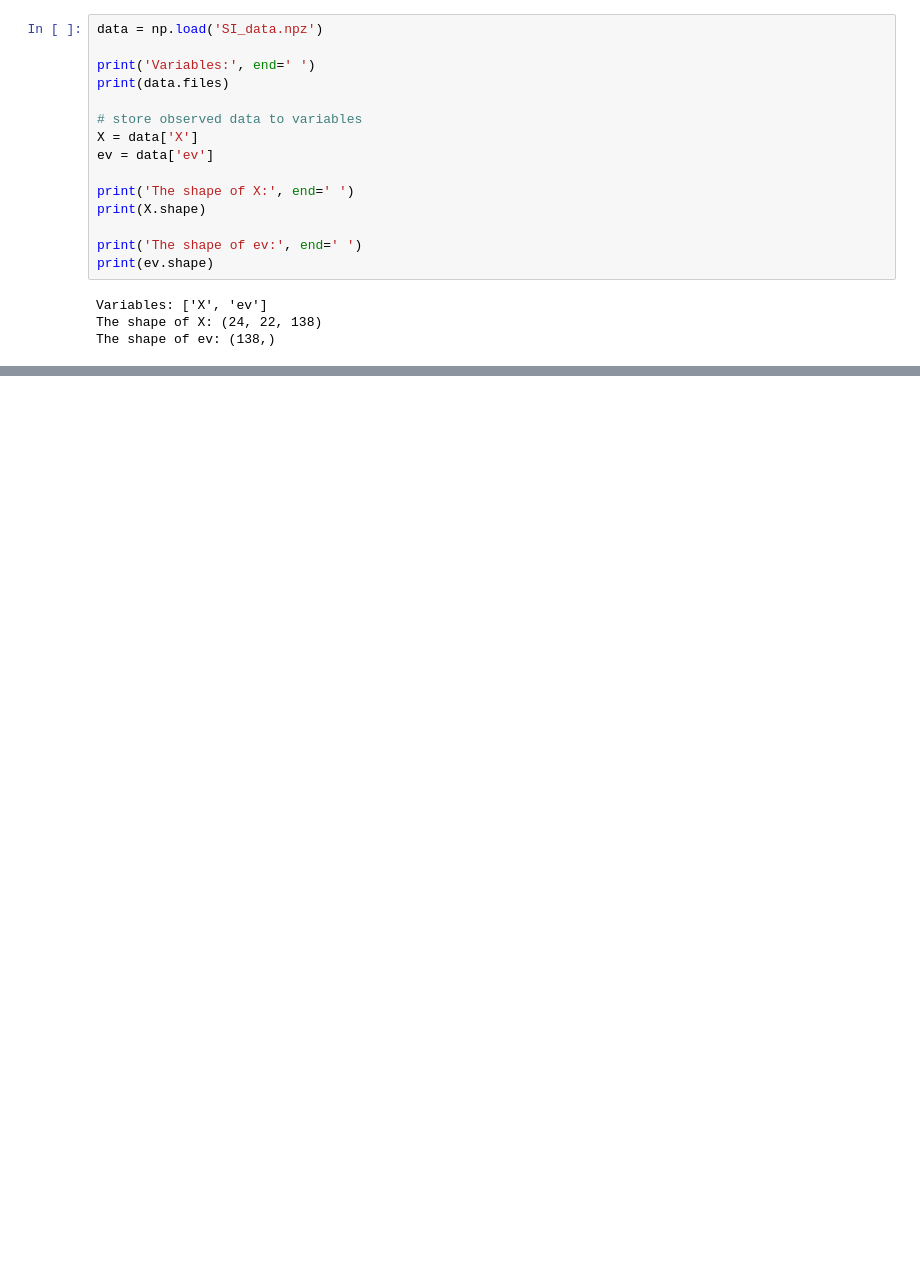
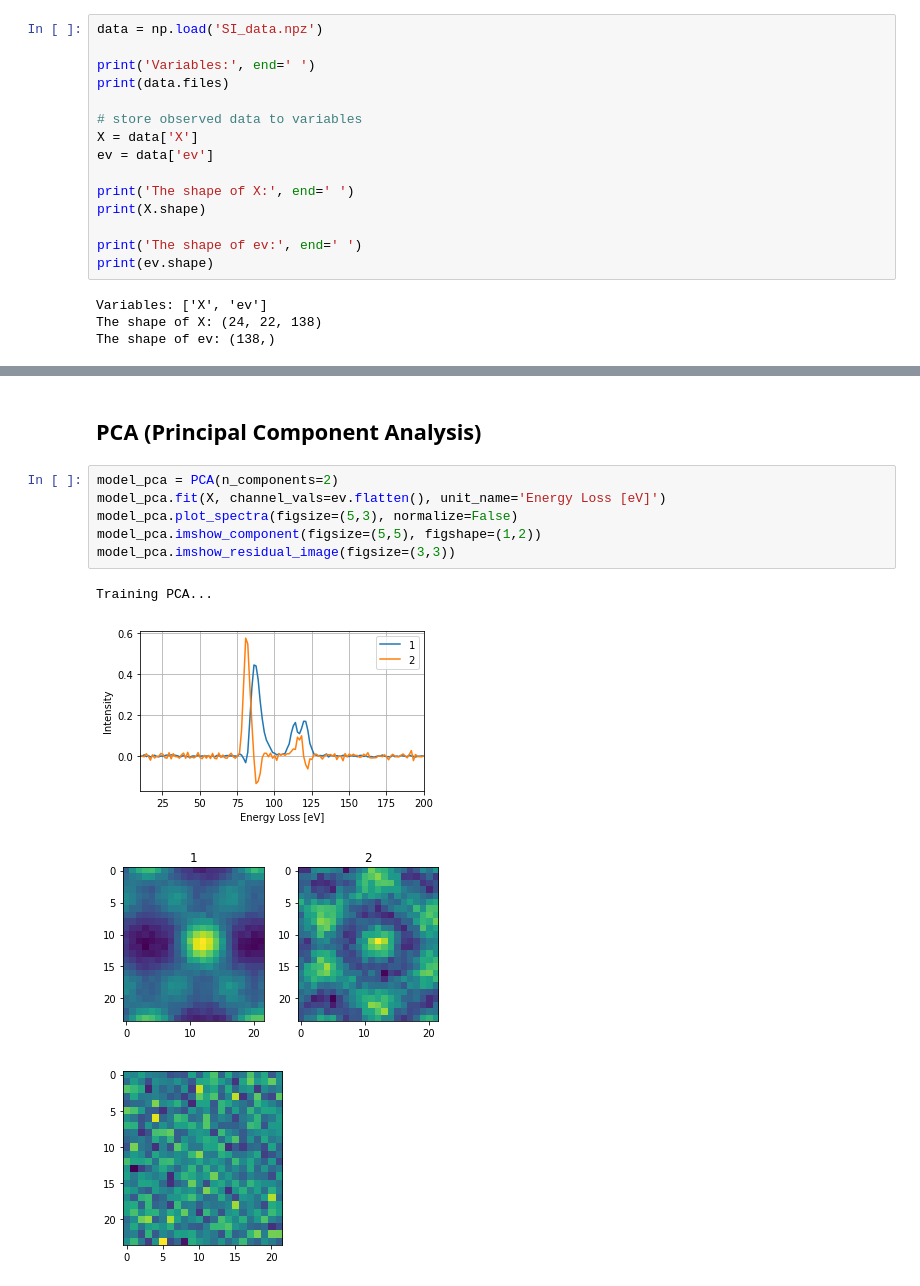
Before and after one commit to MotokiShiga/malspy, a Jupyter notebook: example/demo.ipynb, the cells around one changed output, grey strips where cells are left out. Saved outputs shown, nothing was run; the diff lists cells and outputs as text; blank space fills up the shorter version.

```diff
--- a/example/demo.ipynb
+++ b/example/demo.ipynb
@@ -166,0 +103,13 @@ Training NMF with ARD and Soft Orthogonal constraint....
+# %% [markdown]
+## PCA (Principal Component Analysis)
+# %%
+model_pca = PCA(n_components=2)
+model_pca.fit(X, channel_vals=ev.flatten(), unit_name='Energy Loss [eV]')
+model_pca.plot_spectra(figsize=(5,3), normalize=False)
+model_pca.imshow_component(figsize=(5,5), figshape=(1,2))
+model_pca.imshow_residual_image(figsize=(3,3))
+# %% [output]
+Training PCA...
+[figure, added]
+[figure, added]
+[figure, added]
```
Also changed, not shown: parts of 36 cells of this notebook, 10 other files.
